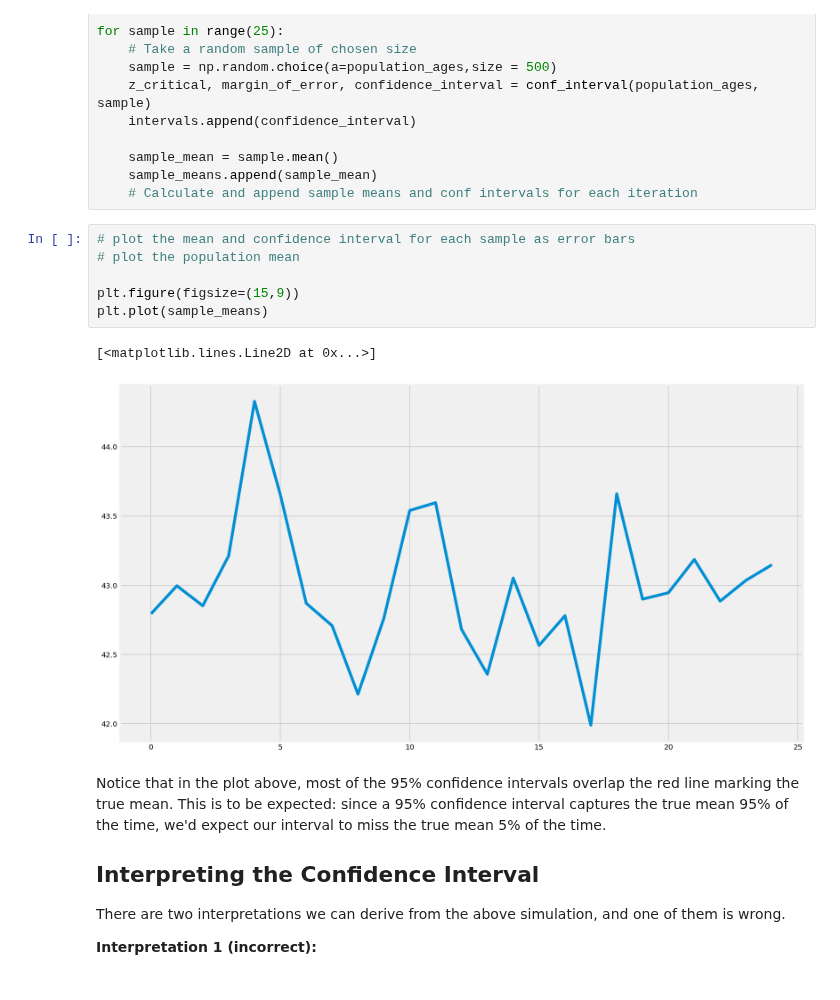
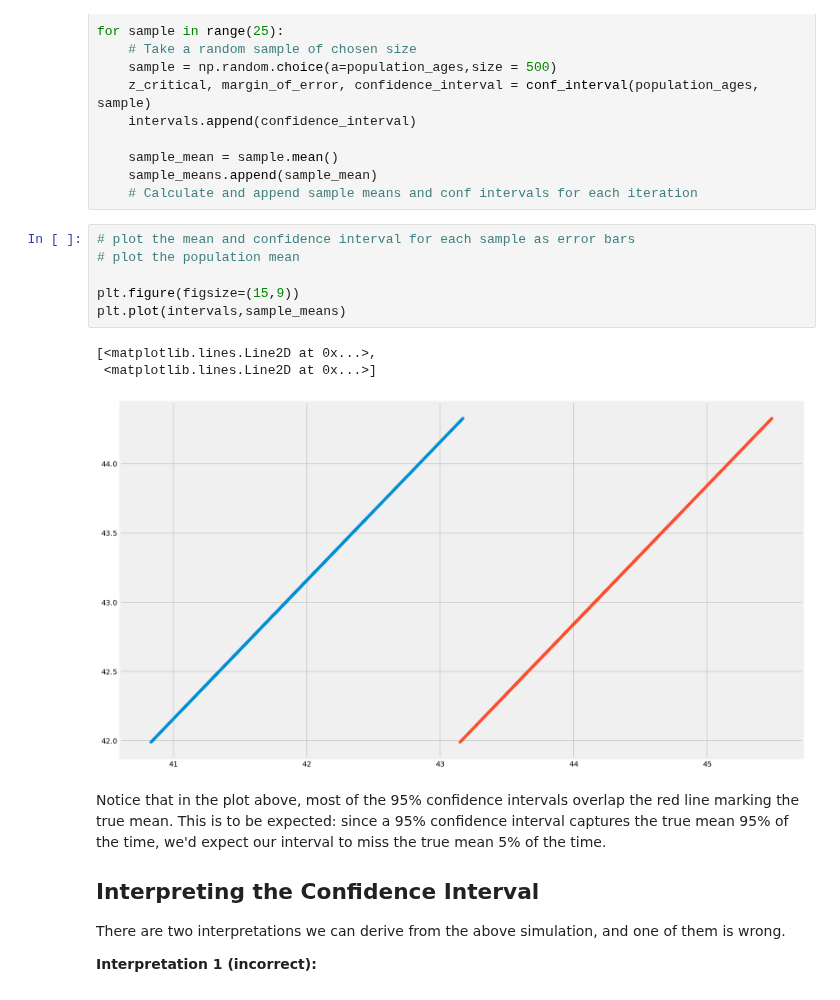
Before and after one commit to jmt0221/dsc-confidence-intervals-lab-nyc-ds-082619, a Jupyter notebook: index.ipynb, the cells around one changed output. Cells and saved outputs as stored; diff of their text form.

```diff
--- a/index.ipynb
+++ b/index.ipynb
@@ -265,12 +265,13 @@ for sample in range(25):
 # %%
 # plot the mean and confidence interval for each sample as error bars
 # plot the population mean
 
 plt.figure(figsize=(15,9))
-plt.plot(sample_means)
+plt.plot(intervals,sample_means)
 # %% [output]
-[<matplotlib.lines.Line2D at 0x...>]
+[<matplotlib.lines.Line2D at 0x...>,
+ <matplotlib.lines.Line2D at 0x...>]
-[figure, old version]
+[figure, new version]
 # %% [markdown]
 Notice that in the plot above, most of the 95% confidence intervals overlap the red line marking the true mean. This is to be expected: since a 95% confidence interval captures the true mean 95% of the time, we'd expect our interval to miss the true mean 5% of the time.
 
```
